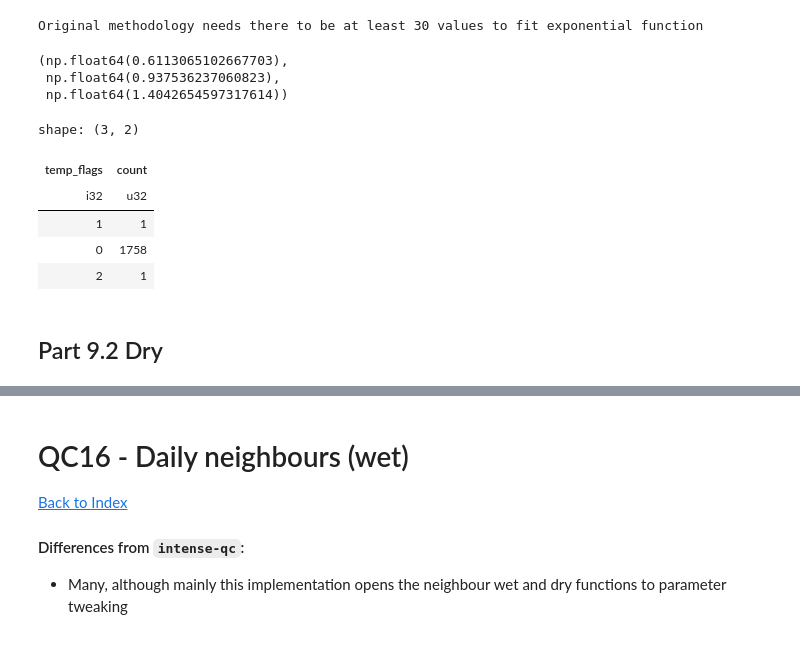
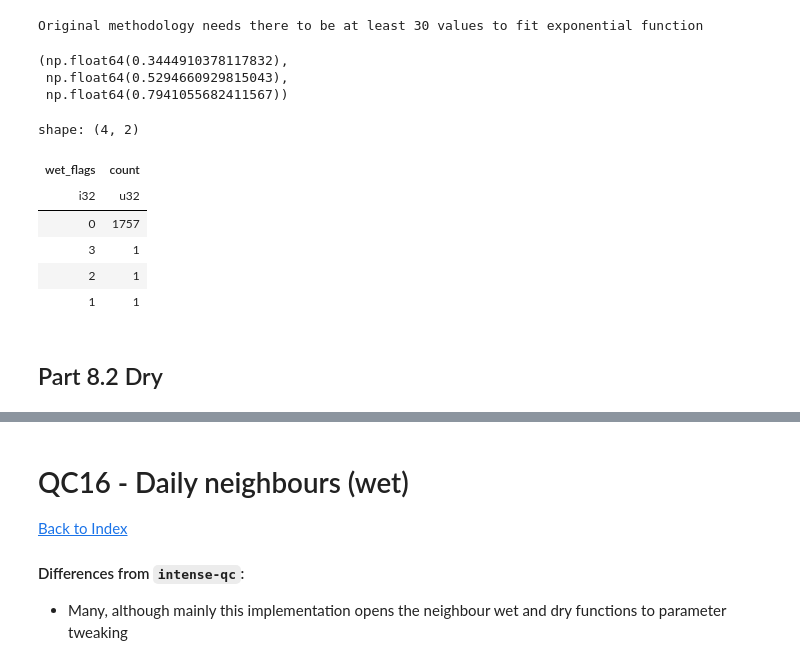
Before and after one commit to Thomasjkeel/RainfallQC-notebooks, a Jupyter notebook: notebooks/neighbour_checks.ipynb, the cells around one changed output, grey strips where cells are left out. Saved outputs shown, nothing was run; the diff lists cells and outputs as text; code cells hidden in the pictures.

```diff
--- a/notebooks/neighbour_checks.ipynb
+++ b/notebooks/neighbour_checks.ipynb
@@ -574,6 +656,7 @@ def normalise_data(data):
 # %%
 joined_gauges_gpcc_normalised_diff = joined_gauges_gpcc.with_columns(
     # get normalised difference between target and neighbour
-    rain_mm_normalised_diff = normalise_data(pl.col(f'{rain_col}')) - normalise_data(pl.col(f'{rain_col}_GPCC_{gpcc_id_name}'))
+    rain_mm_normalised_diff=normalise_data(pl.col(f"{rain_col}"))
+    - normalise_data(pl.col(f"{rain_col}_GPCC_{gpcc_id_name}"))
 )
 # %%
@@ -605,50 +692,51 @@ if not len(joined_gauges_gpcc_normalised_diff_filtered) >= 30:
 # %% [output]
 Original methodology needs there to be at least 30 values to fit exponential function
 # %%
-expon_params = scipy.stats.expon.fit(joined_gauges_gpcc_normalised_diff_filtered[f'{rain_col}_normalised_diff'])
+expon_params = scipy.stats.expon.fit(
+    joined_gauges_gpcc_normalised_diff_filtered[f"{rain_col}_normalised_diff"]
+)
 # %%
 # Calculate thresholds at key percentiles of fitted distribution
 q95 = scipy.stats.expon.ppf(0.95, expon_params[0], expon_params[1])
 q99 = scipy.stats.expon.ppf(0.99, expon_params[0], expon_params[1])
 q999 = scipy.stats.expon.ppf(0.999, expon_params[0], expon_params[1])
+
+q95, q99, q999
+# %% [output]
+(np.float64(0.3444910378117832),
+ np.float64(0.5294660929815043),
+ np.float64(0.7941055682411567))
-# %%
-q95, q99, q999
-# %% [output]
-(np.float64(0.6113065102667703),
- np.float64(0.937536237060823),
- np.float64(1.4042654597317614))
 # %%
 ## Assign flags
-joined_gauges_gpcc_normalised_diff = joined_gauges_gpcc_normalised_diff.with_columns(
-    pl.when(
-        (pl.col(rain_col) >= 1.0) &
-        (pl.col(f'{rain_col}_normalised_diff') <= q95)
-    ).then(0)
+joined_gauges_gpcc_normalised_wet_flags = joined_gauges_gpcc_normalised_diff.with_columns(
+    pl.when((pl.col(rain_col) >= 1.0) & (pl.col(f"{rain_col}_normalised_diff") <= q95))
+    .then(0)
     .when(
-        (pl.col(rain_col) >= 1.0) &
-        (pl.col(f'{rain_col}_normalised_diff') > q95) &
-        (pl.col(f'{rain_col}_normalised_diff') <= q99),
-    ).then(1)
+        (pl.col(rain_col) >= 1.0)
+        & (pl.col(f"{rain_col}_normalised_diff") > q95)
+        & (pl.col(f"{rain_col}_normalised_diff") <= q99),
+    )
+    .then(1)
     .when(
-        (pl.col(rain_col) >= 1.0) &
-        (pl.col(f'{rain_col}_normalised_diff') > q99) &
-        (pl.col(f'{rain_col}_normalised_diff') <= q999),
-    ).then(2)
-    .when(
-        (pl.col(rain_col) >= 1.0) &
-        (pl.col(f'{rain_col}_normalised_diff') > q95)
-    ).then(3)
+        (pl.col(rain_col) >= 1.0)
+        & (pl.col(f"{rain_col}_normalised_diff") > q99)
+        & (pl.col(f"{rain_col}_normalised_diff") <= q999),
+    )
+    .then(2)
+    .when((pl.col(rain_col) >= 1.0) & (pl.col(f"{rain_col}_normalised_diff") > q95))
+    .then(3)
     .otherwise(0)
-    .alias("temp_flags")
+    .alias("wet_flags")
 )
 # %%
-joined_gauges_gpcc_normalised_diff['temp_flags'].value_counts()
+joined_gauges_gpcc_normalised_wet_flags["wet_flags"].value_counts()
 # %% [output]
-shape: (3, 2)
+shape: (4, 2)
-| temp_flags | count |
+| wet_flags | count |
 | i32 | u32 |
+| 0 | 1757 |
+| 3 | 1 |
+| 2 | 1 |
 | 1 | 1 |
-| 0 | 1758 |
-| 2 | 1 |
 # %% [markdown]
-## Part 9.2 Dry
+## Part 8.2 Dry
```
Also changed, not shown: parts of 57 cells of this notebook.
